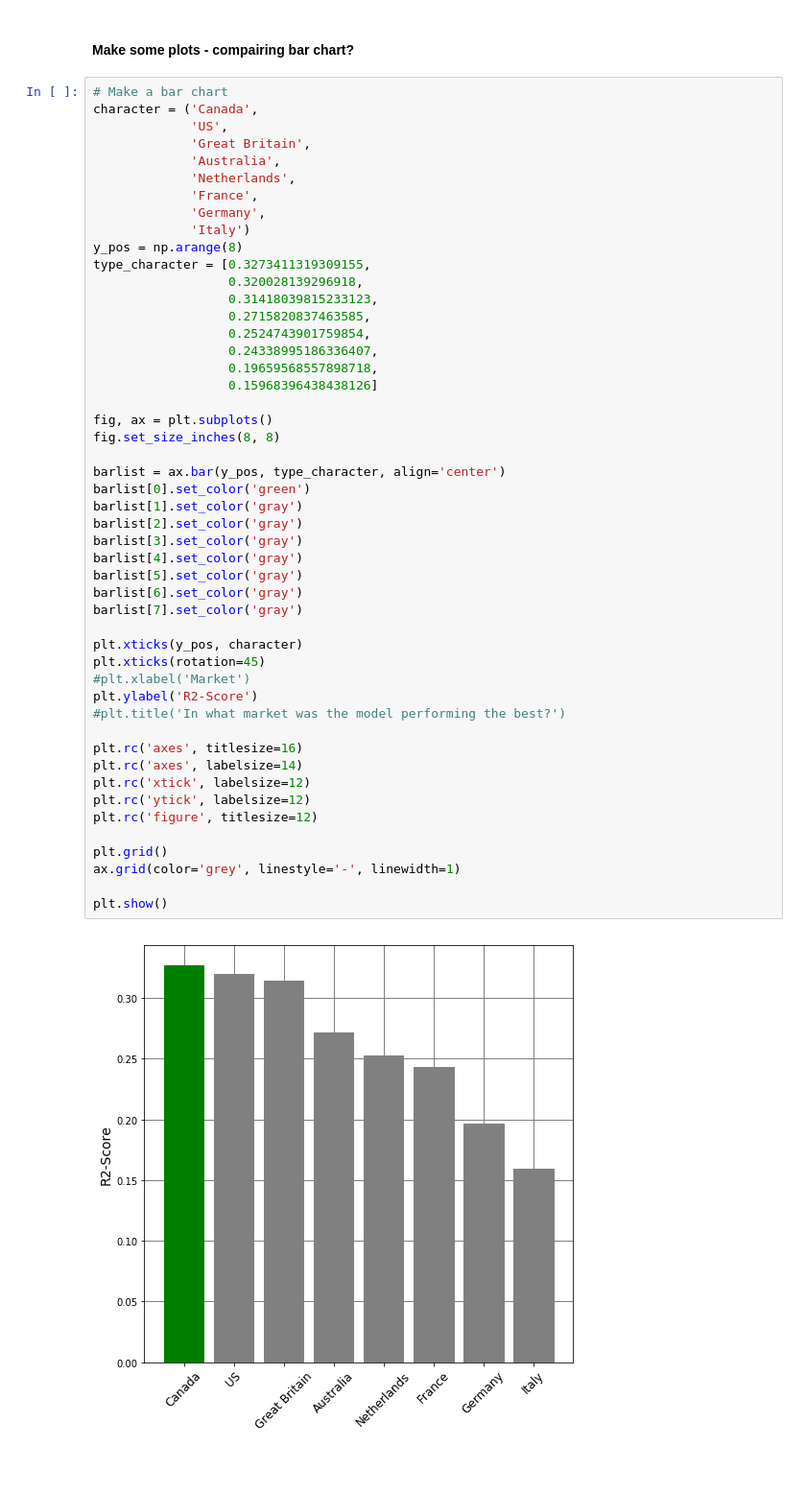
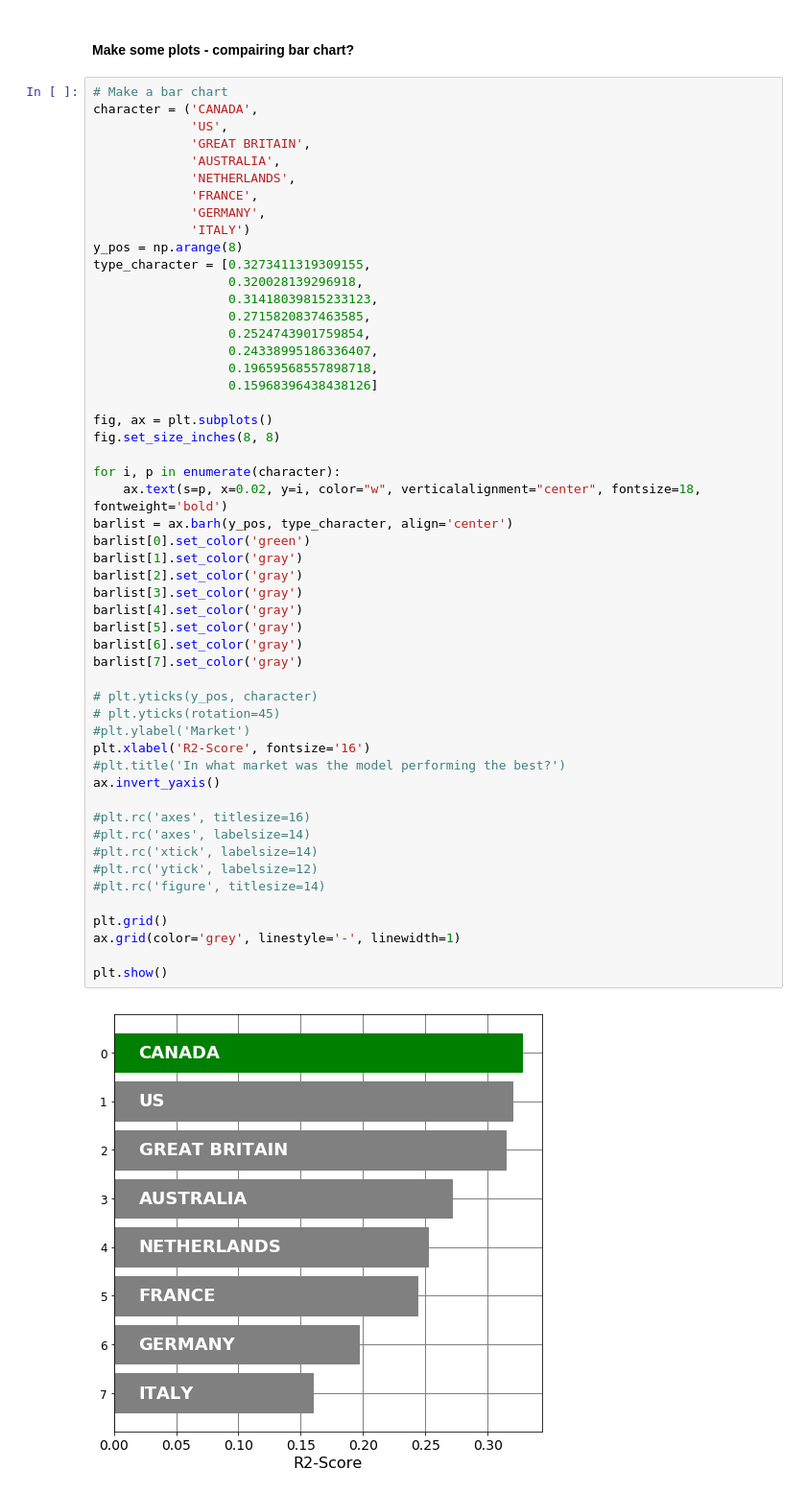
Before and after one commit to yhpf/Capstone-General_Assembly, a Jupyter notebook: 13_best_model_per_country.ipynb, the cells around one changed output. Shown at 96% size. Drawn from its saved outputs; the diff is of its cells as text; blank space fills up the shorter version.

Commit message:
small changes regarding plots

```diff
--- a/13_best_model_per_country.ipynb
+++ b/13_best_model_per_country.ipynb
@@ -3022,52 +3022,55 @@ FR 3 CountVec - 'Score (R^2)': 0.24338995186336407<BR />
 #### Make some plots - compairing bar chart?
 # %%
 # Make a bar chart
-character = ('Canada',
+character = ('CANADA',
              'US',
-             'Great Britain',
-             'Australia',
-             'Netherlands',
-             'France',
-             'Germany',
-             'Italy')
+             'GREAT BRITAIN',
+             'AUSTRALIA',
+             'NETHERLANDS',
+             'FRANCE',
+             'GERMANY',
+             'ITALY')
 y_pos = np.arange(8)
 type_character = [0.3273411319309155,
                   0.320028139296918,
                   0.31418039815233123,
                   0.2715820837463585,
                   0.2524743901759854,
                   0.24338995186336407,
                   0.19659568557898718,
                   0.15968396438438126]
 
 fig, ax = plt.subplots()
 fig.set_size_inches(8, 8)
 
-barlist = ax.bar(y_pos, type_character, align='center')
+for i, p in enumerate(character):
+    ax.text(s=p, x=0.02, y=i, color="w", verticalalignment="center", fontsize=18, fontweight='bold')
+barlist = ax.barh(y_pos, type_character, align='center')
 barlist[0].set_color('green')
 barlist[1].set_color('gray')
 barlist[2].set_color('gray')
 barlist[3].set_color('gray')
 barlist[4].set_color('gray')
 barlist[5].set_color('gray')
 barlist[6].set_color('gray')
 barlist[7].set_color('gray')
 
-plt.xticks(y_pos, character)
-plt.xticks(rotation=45)
-#plt.xlabel('Market')
-plt.ylabel('R2-Score')
+# plt.yticks(y_pos, character)
+# plt.yticks(rotation=45)
+#plt.ylabel('Market')
+plt.xlabel('R2-Score', fontsize='16')
 #plt.title('In what market was the model performing the best?')
+ax.invert_yaxis()
 
-plt.rc('axes', titlesize=16)
-plt.rc('axes', labelsize=14)
-plt.rc('xtick', labelsize=12)
-plt.rc('ytick', labelsize=12)
-plt.rc('figure', titlesize=12)
+#plt.rc('axes', titlesize=16)
+#plt.rc('axes', labelsize=14)
+#plt.rc('xtick', labelsize=14)
+#plt.rc('ytick', labelsize=12)
+#plt.rc('figure', titlesize=14)
 
 plt.grid()
 ax.grid(color='grey', linestyle='-', linewidth=1)
 
 plt.show()
 # %% [output]
-[figure, old version]
+[figure, new version]
```
